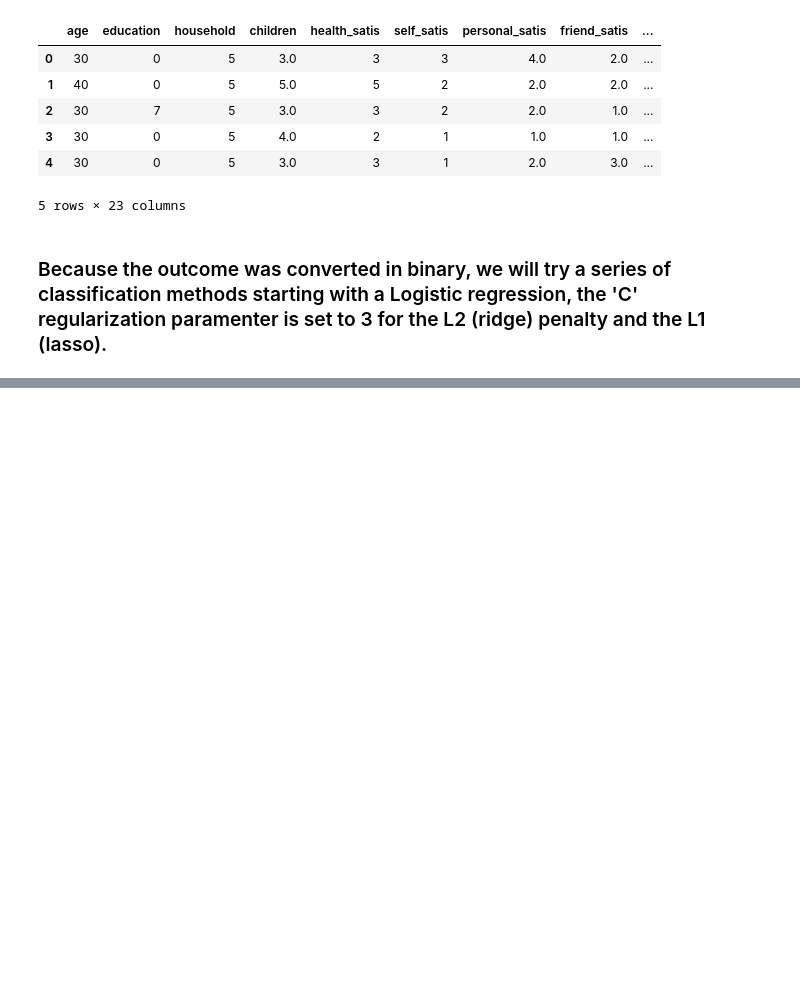
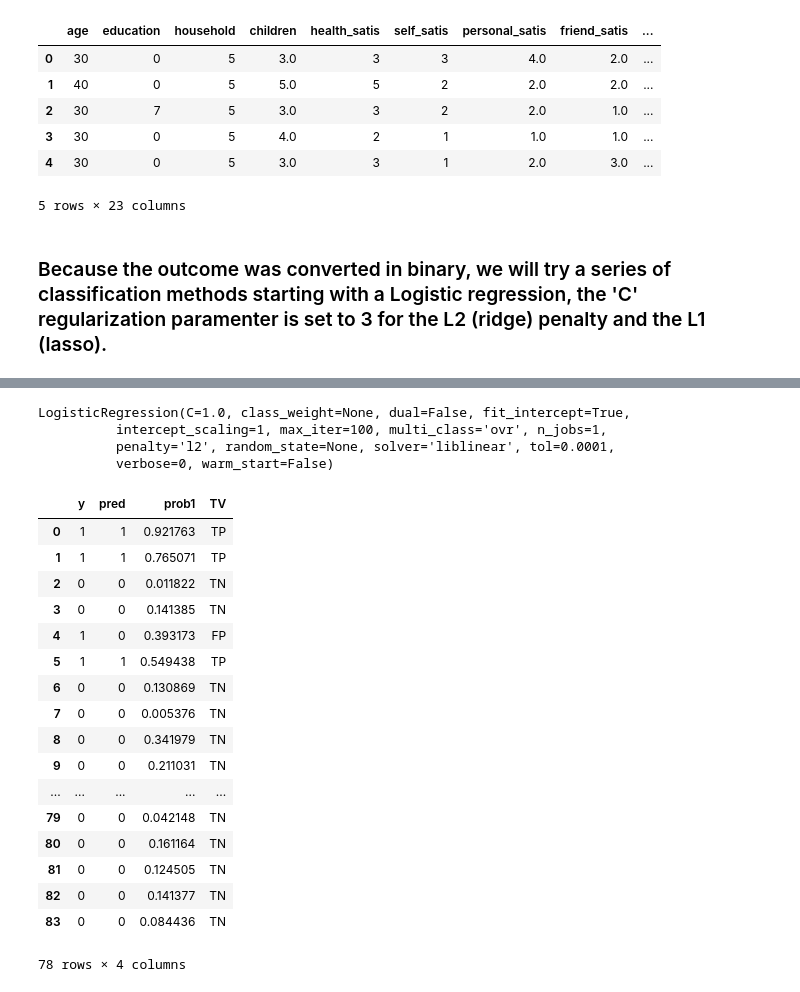
Before and after one commit to AnthonyGachuru/wellbeing, a Jupyter notebook: wellbeing.ipynb, the cells around one changed output, grey strips where cells are left out. Saved outputs shown, nothing was run; the diff lists cells and outputs as text; code cells hidden in the pictures; blank space fills up the shorter version.

```diff
--- a/wellbeing.ipynb
+++ b/wellbeing.ipynb
@@ -492,0 +490,10 @@ weighted avg       0.99      0.99      0.99        78
+# %%
+#Lasso C=2 for s25
+lrc = LogisticRegression()
+
+lrc.fit(X,s25)
+# %% [output]
+LogisticRegression(C=1.0, class_weight=None, dual=False, fit_intercept=True,
+          intercept_scaling=1, max_iter=100, multi_class='ovr', n_jobs=1,
+          penalty='l2', random_state=None, solver='liblinear', tol=0.0001,
+          verbose=0, warm_start=False)
@@ -492,0 +522,21 @@ weighted avg       0.99      0.99      0.99        78
+# %%
+y_df
+# %% [output]
+|  | y | pred | prob1 | TV |
+| 0 | 1 | 1 | 0.921763 | TP |
+| 1 | 1 | 1 | 0.765071 | TP |
+| 2 | 0 | 0 | 0.011822 | TN |
+| 3 | 0 | 0 | 0.141385 | TN |
+| 4 | 1 | 0 | 0.393173 | FP |
+| 5 | 1 | 1 | 0.549438 | TP |
+| 6 | 0 | 0 | 0.130869 | TN |
+| 7 | 0 | 0 | 0.005376 | TN |
+| 8 | 0 | 0 | 0.341979 | TN |
+| 9 | 0 | 0 | 0.211031 | TN |
+| ... | ... | ... | ... | ... |
+| 79 | 0 | 0 | 0.042148 | TN |
+| 80 | 0 | 0 | 0.161164 | TN |
+| 81 | 0 | 0 | 0.124505 | TN |
+| 82 | 0 | 0 | 0.141377 | TN |
+| 83 | 0 | 0 | 0.084436 | TN |
+78 rows × 4 columns
```
Also changed, not shown: parts of 15 cells of this notebook.
